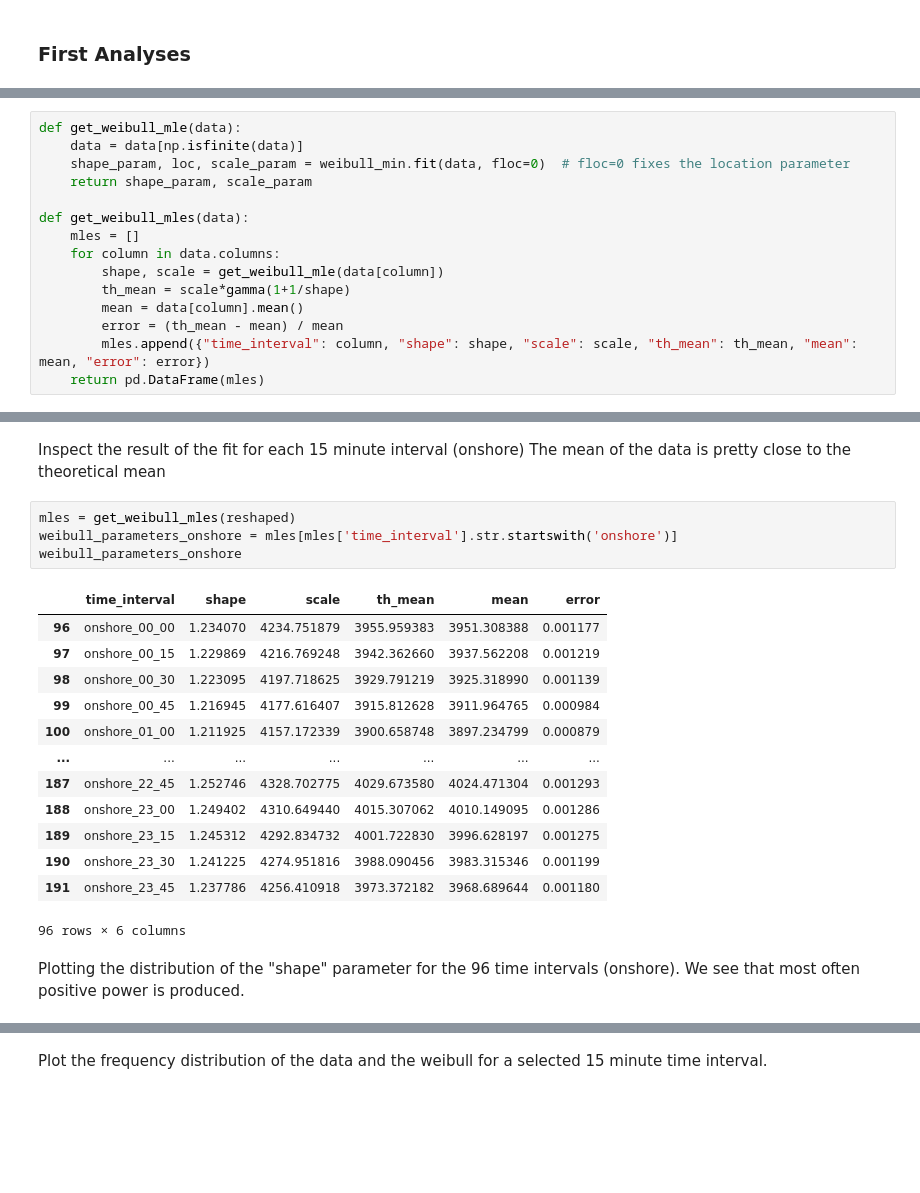
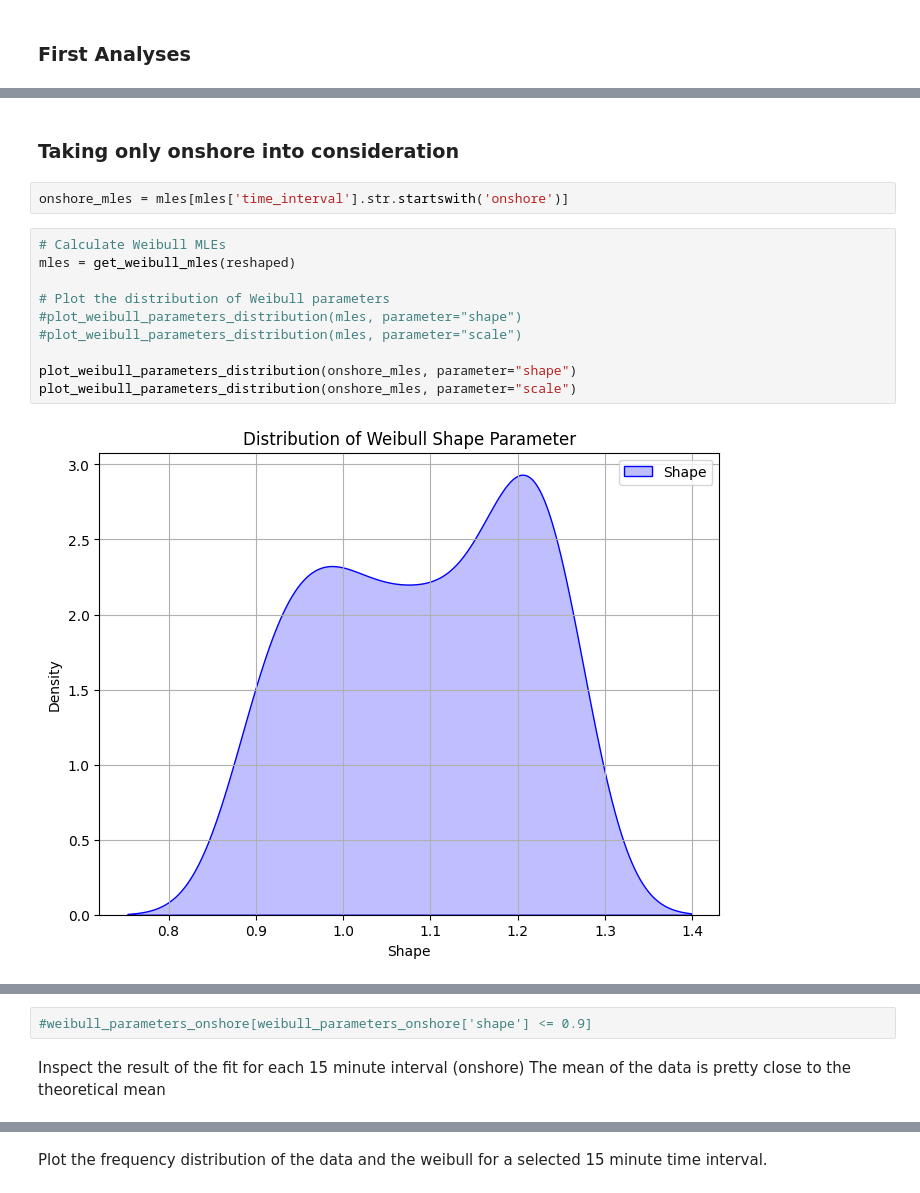
Before and after one commit to Manuel3567/master-thesis, a Jupyter notebook: notebooks/002_electricity_generation.ipynb, the cells around one changed output, grey strips where cells are left out. Drawn from its saved outputs; the diff is of its cells as text; blank space fills up the shorter version.

```diff
--- a/notebooks/002_electricity_generation.ipynb
+++ b/notebooks/002_electricity_generation.ipynb
@@ -97,15 +126,0 @@ Why weibull? its a flexible distribution because the shape parameter allows for
-# %%
-def get_weibull_mle(data):
-    data = data[np.isfinite(data)]
-    shape_param, loc, scale_param = weibull_min.fit(data, floc=0)  # floc=0 fixes the location parameter
-    return shape_param, scale_param
-
-def get_weibull_mles(data):
-    mles = []
-    for column in data.columns:
-        shape, scale = get_weibull_mle(data[column])
-        th_mean = scale*gamma(1+1/shape)
-        mean = data[column].mean()
-        error = (th_mean - mean) / mean
-        mles.append({"time_interval": column, "shape": shape, "scale": scale, "th_mean": th_mean, "mean": mean, "error": error})
-    return pd.DataFrame(mles)
@@ -111,0 +145,16 @@ def get_weibull_mles(data):
+# %% [markdown]
+### Taking only onshore into consideration
+# %%
+onshore_mles = mles[mles['time_interval'].str.startswith('onshore')]
+# %%
+# Calculate Weibull MLEs
+mles = get_weibull_mles(reshaped)
+
+# Plot the distribution of Weibull parameters
+#plot_weibull_parameters_distribution(mles, parameter="shape")
+#plot_weibull_parameters_distribution(mles, parameter="scale")
+
+plot_weibull_parameters_distribution(onshore_mles, parameter="shape")
+plot_weibull_parameters_distribution(onshore_mles, parameter="scale")
+# %% [output]
+[figure, added]
@@ -112,23 +162,5 @@ def get_weibull_mles(data):
+# %%
+#weibull_parameters_onshore[weibull_parameters_onshore['shape'] <= 0.9]
 # %% [markdown]
 Inspect the result of the fit for each 15 minute interval (onshore)
 The mean of the data is pretty close to the theoretical mean
-# %%
-mles = get_weibull_mles(reshaped)
-weibull_parameters_onshore = mles[mles['time_interval'].str.startswith('onshore')]
-weibull_parameters_onshore
-# %% [output]
-|  | time_interval | shape | scale | th_mean | mean | error |
-| 96 | onshore_00_00 | 1.234070 | 4234.751879 | 3955.959383 | 3951.308388 | 0.001177 |
-| 97 | onshore_00_15 | 1.229869 | 4216.769248 | 3942.362660 | 3937.562208 | 0.001219 |
-| 98 | onshore_00_30 | 1.223095 | 4197.718625 | 3929.791219 | 3925.318990 | 0.001139 |
-| 99 | onshore_00_45 | 1.216945 | 4177.616407 | 3915.812628 | 3911.964765 | 0.000984 |
-| 100 | onshore_01_00 | 1.211925 | 4157.172339 | 3900.658748 | 3897.234799 | 0.000879 |
-| ... | ... | ... | ... | ... | ... | ... |
-| 187 | onshore_22_45 | 1.252746 | 4328.702775 | 4029.673580 | 4024.471304 | 0.001293 |
-| 188 | onshore_23_00 | 1.249402 | 4310.649440 | 4015.307062 | 4010.149095 | 0.001286 |
-| 189 | onshore_23_15 | 1.245312 | 4292.834732 | 4001.722830 | 3996.628197 | 0.001275 |
-| 190 | onshore_23_30 | 1.241225 | 4274.951816 | 3988.090456 | 3983.315346 | 0.001199 |
-| 191 | onshore_23_45 | 1.237786 | 4256.410918 | 3973.372182 | 3968.689644 | 0.001180 |
-96 rows × 6 columns
-# %% [markdown]
-Plotting the distribution of the "shape" parameter for the 96 time intervals (onshore). We see that most often positive power is produced.
```
Also changed, not shown: parts of 68 cells of this notebook, 11 other files.
